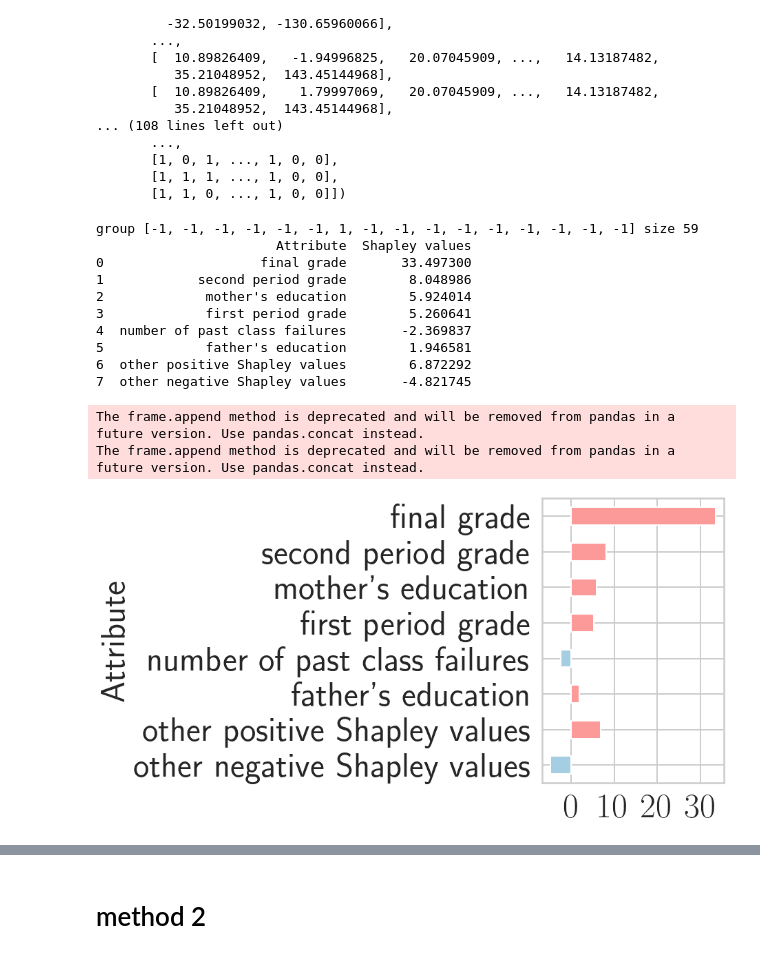
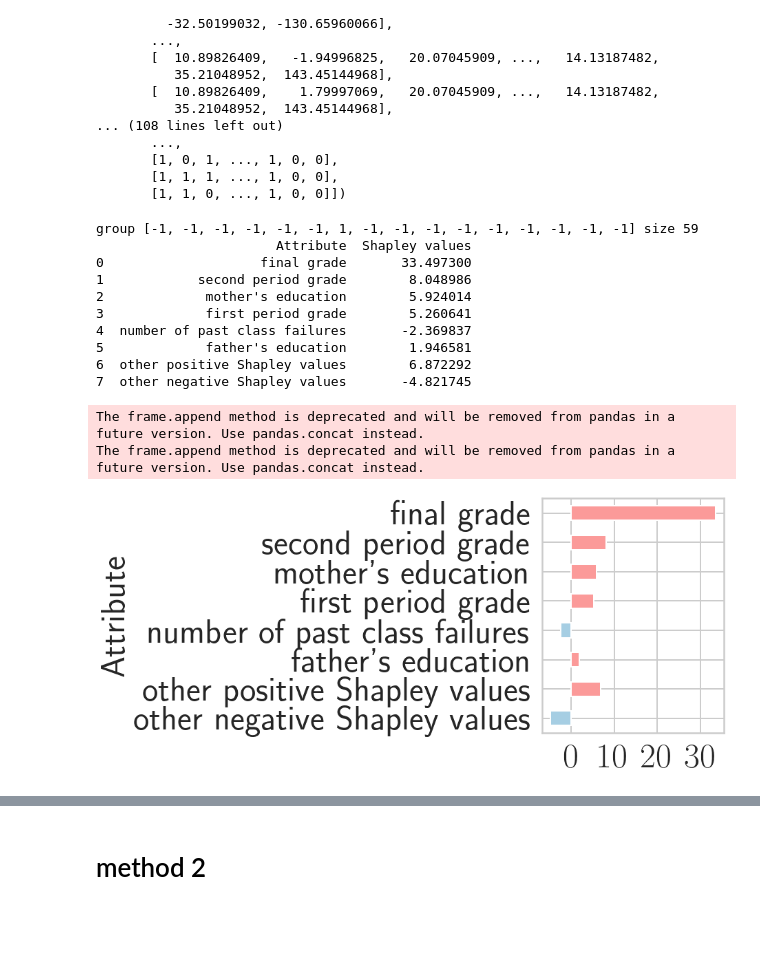
Before and after one commit to JinyangLi01/UnfairlyTreatedGroupDetection, a Jupyter notebook: Coding/Experiments/Shapley_value/shapley_value_of_groups_2_student_20220923.ipynb, the cells around one changed output, grey strips where cells are left out. Saved outputs shown, nothing was run; the diff lists cells and outputs as text; code cells hidden in the pictures; blank space fills up the shorter version.

Commit message:
figures

```diff
--- a/Coding/Experiments/Shapley_value/shapley_value_of_groups_2_student_20220923.ipynb
+++ b/Coding/Experiments/Shapley_value/shapley_value_of_groups_2_student_20220923.ipynb
@@ -422,24 +422,24 @@ array([[  -2.72456602,   -1.94996825,   -1.51067972, ...,  -38.20840228,
        [1, 1, 1, ..., 1, 0, 0],
        [1, 1, 0, ..., 1, 0, 0]])
 # %%
-fig, ax = plt.subplots(1, 1,figsize=(14, 8))
+fig, ax = plt.subplots(1, 1,figsize=(14, 7))
 group = groups_global_bounds[5]
 plot_average_shap_value_of_group(ranked_data, group, selected_attributes, all_attributes_original, shap_values, ax)
 plt.xticks([0, 10, 20, 30], fontsize=FONTSIZE)
 plt.tight_layout()
-plt.savefig(r"student_shap_globalbounds.png")
+plt.savefig(r"student_shap_globalbounds.png", bbox_inches='tight')
 # %% [output]
 group [-1, -1, -1, -1, -1, -1, 1, -1, -1, -1, -1, -1, -1, -1, -1, -1] size 59
                        Attribute  Shapley values
 0                    final grade       33.497300
 1            second period grade        8.048986
 2             mother's education        5.924014
 3             first period grade        5.260641
 4  number of past class failures       -2.369837
 5             father's education        1.946581
 6  other positive Shapley values        6.872292
 7  other negative Shapley values       -4.821745
 The frame.append method is deprecated and will be removed from pandas in a future version. Use pandas.concat instead.
 The frame.append method is deprecated and will be removed from pandas in a future version. Use pandas.concat instead.
-[figure, old version]
+[figure, new version]
 # %%
```
Also changed, not shown: parts of 5 cells of this notebook, 8 other files.
